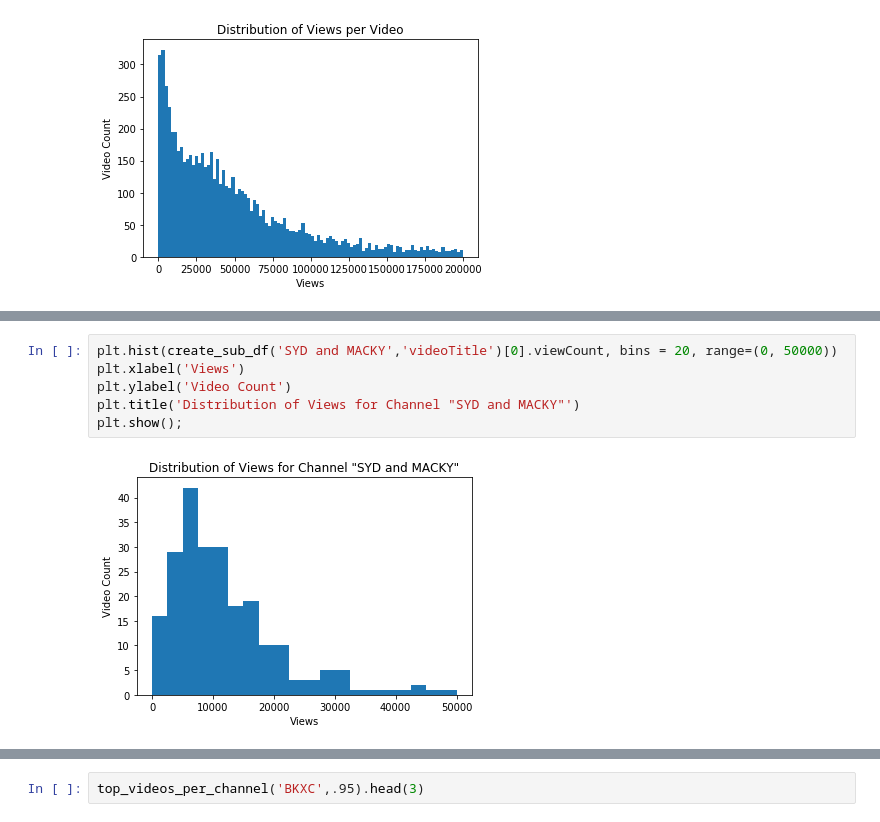
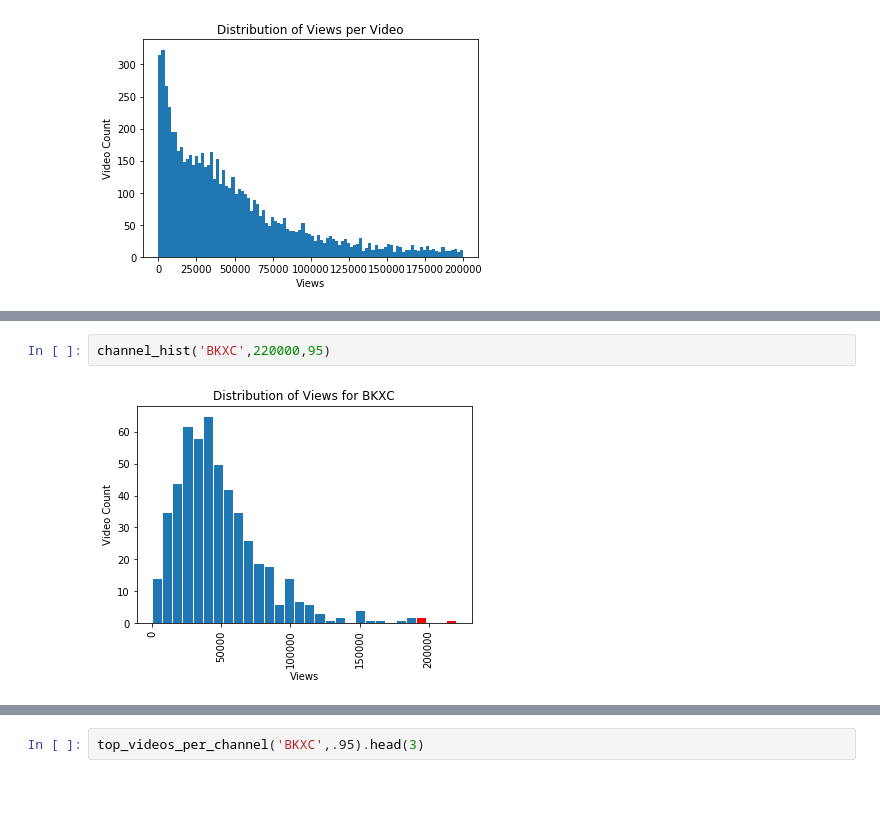
Before and after one commit to scottfeldmanpeabody/MTB-YouTube, a Jupyter notebook: notebooks/EDA.ipynb, the cells around one changed output, grey strips where cells are left out. Cells and saved outputs as stored; diff of their text form; blank space fills up the shorter version.

Commit message:
polishing up histograms

```diff
--- a/notebooks/EDA.ipynb
+++ b/notebooks/EDA.ipynb
@@ -195,8 +165,4 @@ plt.show();
-# %%
-plt.hist(create_sub_df('SYD and MACKY','videoTitle')[0].viewCount, bins = 20, range=(0, 50000))
-plt.xlabel('Views')
-plt.ylabel('Video Count')
-plt.title('Distribution of Views for Channel "SYD and MACKY"')
-plt.show();
-# %% [output]
-[figure, removed]
+# %%
+channel_hist('BKXC',220000,95)
+# %% [output]
+[figure, added]
```
Also changed, not shown: parts of 13 cells of this notebook, 5 other files.
